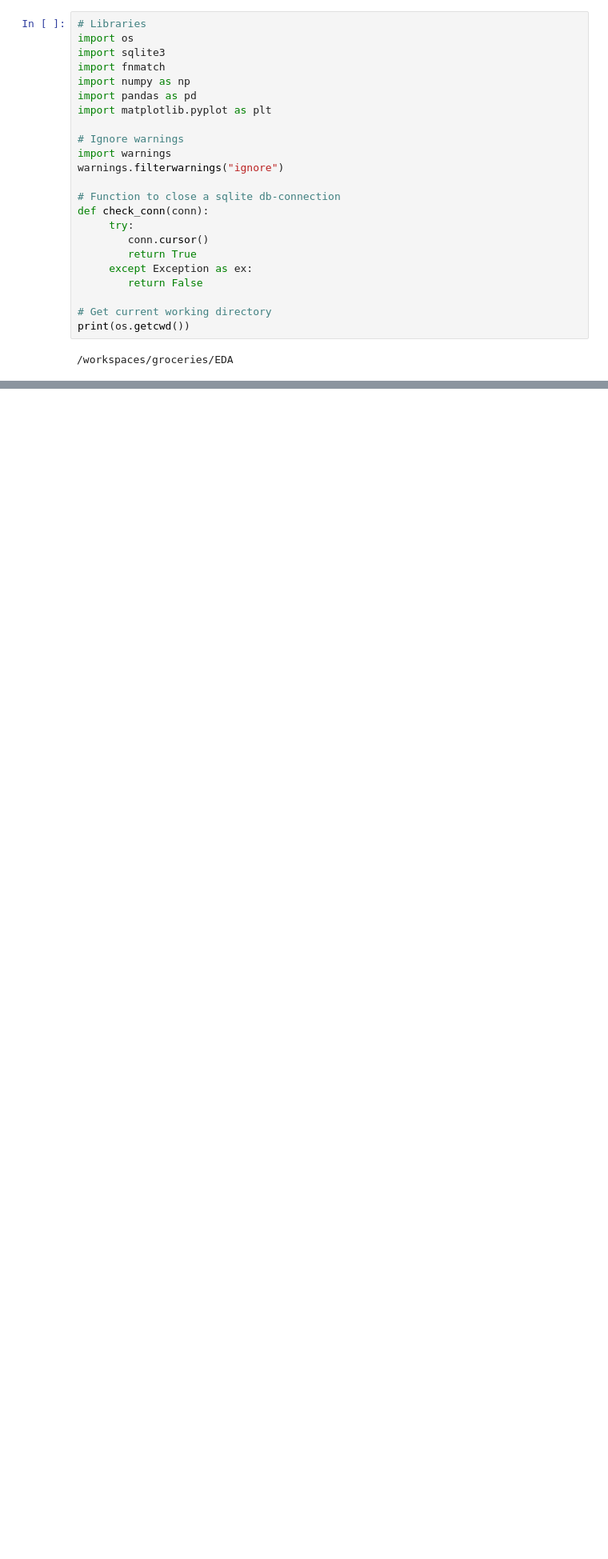
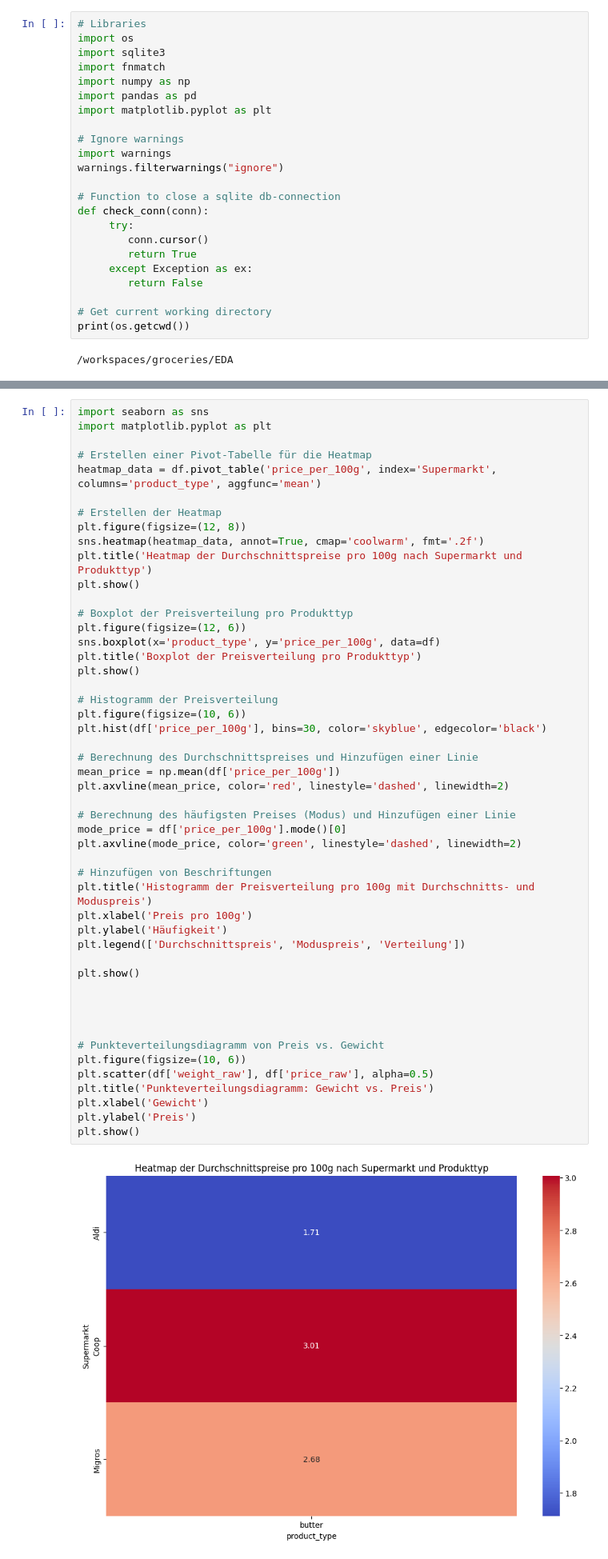
Before and after one commit to husicabe/groceries, a Jupyter notebook: EDA/EDA_Butter.ipynb, the cells around one changed output, grey strips where cells are left out. Shown: that part at 80% size. Saved outputs shown, nothing was run; the diff lists cells and outputs as text; blank space fills up the shorter version.

```diff
--- a/EDA/EDA_Butter.ipynb
+++ b/EDA/EDA_Butter.ipynb
@@ -25,0 +119,51 @@ print(os.getcwd())
+# %%
+import seaborn as sns
+import matplotlib.pyplot as plt
+
+# Erstellen einer Pivot-Tabelle für die Heatmap
+heatmap_data = df.pivot_table('price_per_100g', index='Supermarkt', columns='product_type', aggfunc='mean')
+
+# Erstellen der Heatmap
+plt.figure(figsize=(12, 8))
+sns.heatmap(heatmap_data, annot=True, cmap='coolwarm', fmt='.2f')
+plt.title('Heatmap der Durchschnittspreise pro 100g nach Supermarkt und Produkttyp')
+plt.show()
+
+# Boxplot der Preisverteilung pro Produkttyp
+plt.figure(figsize=(12, 6))
+sns.boxplot(x='product_type', y='price_per_100g', data=df)
+plt.title('Boxplot der Preisverteilung pro Produkttyp')
+plt.show()
+
+# Histogramm der Preisverteilung
+plt.figure(figsize=(10, 6))
+plt.hist(df['price_per_100g'], bins=30, color='skyblue', edgecolor='black')
+
+# Berechnung des Durchschnittspreises und Hinzufügen einer Linie
+mean_price = np.mean(df['price_per_100g'])
+plt.axvline(mean_price, color='red', linestyle='dashed', linewidth=2)
+
+# Berechnung des häufigsten Preises (Modus) und Hinzufügen einer Linie
+mode_price = df['price_per_100g'].mode()[0]
+plt.axvline(mode_price, color='green', linestyle='dashed', linewidth=2)
+
+# Hinzufügen von Beschriftungen
+plt.title('Histogramm der Preisverteilung pro 100g mit Durchschnitts- und Moduspreis')
+plt.xlabel('Preis pro 100g')
+plt.ylabel('Häufigkeit')
+plt.legend(['Durchschnittspreis', 'Moduspreis', 'Verteilung'])
+
+plt.show()
+
+
+
+
+# Punkteverteilungsdiagramm von Preis vs. Gewicht
+plt.figure(figsize=(10, 6))
+plt.scatter(df['weight_raw'], df['price_raw'], alpha=0.5)
+plt.title('Punkteverteilungsdiagramm: Gewicht vs. Preis')
+plt.xlabel('Gewicht')
+plt.ylabel('Preis')
+plt.show()
+# %% [output]
+[figure, added]
```
Also changed, not shown: parts of 9 cells of this notebook, 1 other file.
